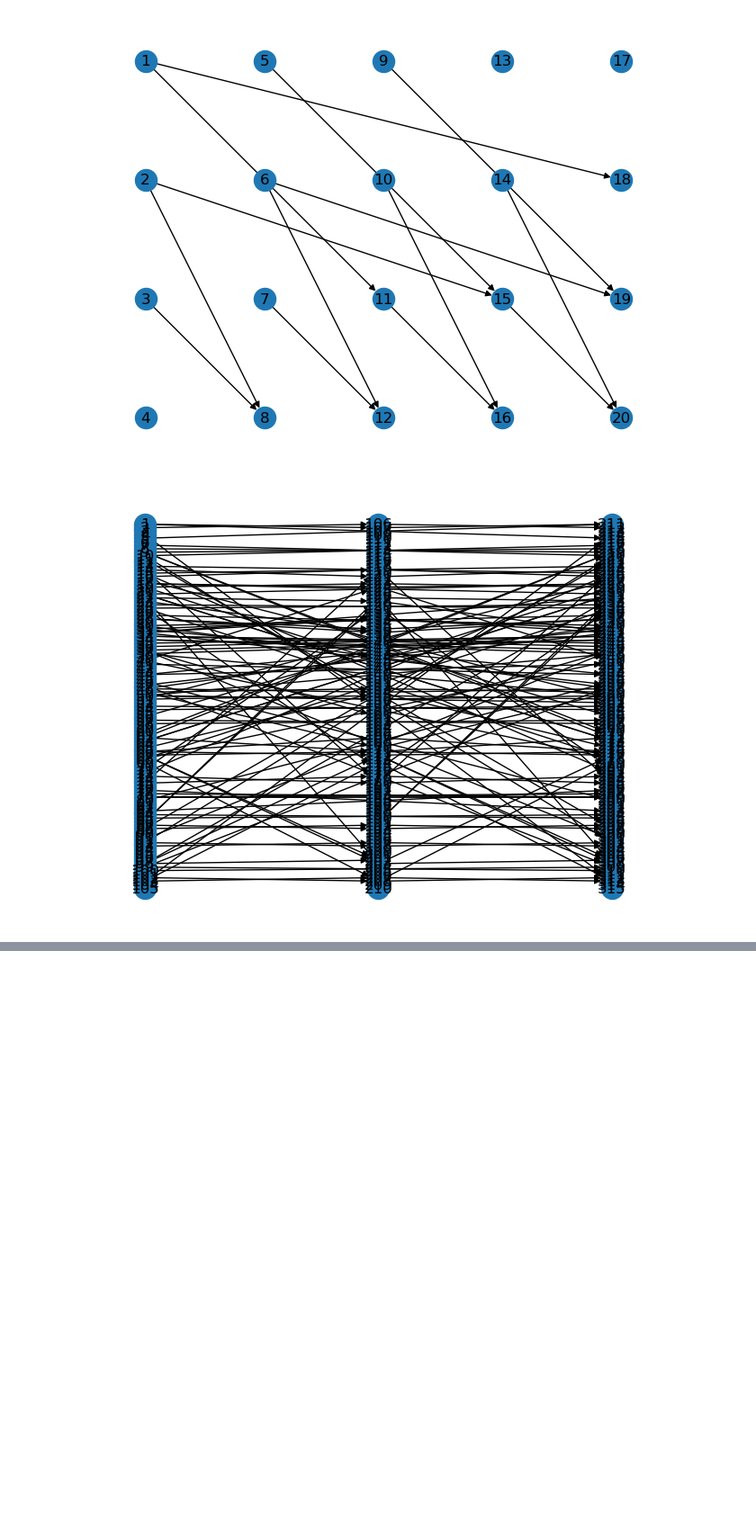
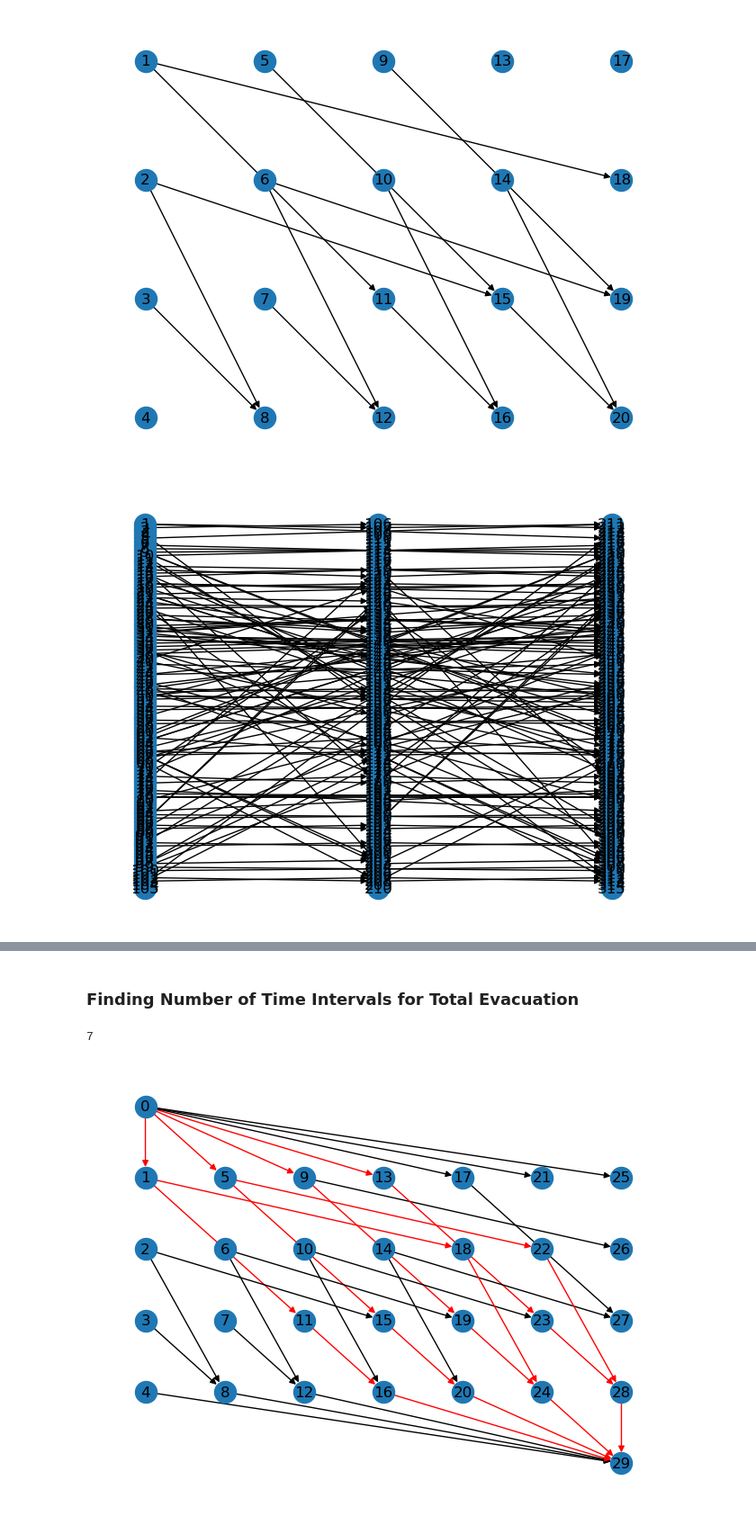
Before and after one commit to DillWithIt77/Fire_Evac_F22, a Jupyter notebook: Dynamic Flow Testing.ipynb, the cells around one changed output, grey strips where cells are left out. Shown at 90% size. Drawn from its saved outputs; the diff is of its cells as text; code cells hidden in the pictures; blank space fills up the shorter version.

```diff
--- a/Dynamic Flow Testing.ipynb
+++ b/Dynamic Flow Testing.ipynb
@@ -21,7 +21,7 @@ def time_expand(graph, time_int_size, num_time_int):
     for j in range(num_time_int):
         for i in range(len(orig_nodes)):
             node_name = f'{i}-{j}'
-            ten.add_node(node_num, name = node_name, level = j)
+            ten.add_node(node_num, name = node_name, level = j, orig_dest = graph._node[i]['orig_dest'])
             node_num += 1
     ###in the case of a multidigraph
     if graph.is_multigraph():
@@ -279,0 +294,37 @@ The alternate element list is : [-122.515048, -122.327622]
+# %% [markdown]
+### Finding Number of Time Intervals for Total Evacuation
+# %%
+def det_num_int(G):
+    pop = 20
+    flow_value = 0
+
+    time_int_len = 1
+    num_time_ints = 1 ###time zero
+
+    while flow_value < pop:
+        ten = nx.MultiDiGraph()
+        simp_tem = nx.DiGraph()
+        max_flow_ten = nx.DiGraph()
+        num_time_ints +=1
+        ten = time_expand(G,time_int_len,num_time_ints)
+        simp_ten = simplify_multigraph(ten)
+        max_flow_ten = add_s_t(G, simp_ten, num_time_ints,1000)
+        flow_value, flow_dict = nx.maximum_flow(max_flow_ten, 0, len(list(max_flow_ten.nodes))-1,capacity = 'upper')
+
+
+    colored_max_flow_ten = color_max_flow(max_flow_ten,flow_dict)
+    num_nodes = len(list(colored_max_flow_ten))
+    pos = nx.multipartite_layout(ten, subset_key="level")
+    pos[0]= np.array([pos[1][0],pos[1][1]+(pos[1][1]-pos[2][1])])
+    pos[num_nodes-1] = np.array([pos[num_nodes-2][0],pos[num_nodes-2][1]-(pos[num_nodes-3][1]-pos[num_nodes-2][1])])
+    colors = [colored_max_flow_ten[u][v]['color'] for u,v in colored_max_flow_ten.edges]
+    nx.draw(colored_max_flow_ten, pos, edge_color=colors,with_labels = True)
+
+    return (num_time_ints, flow_value, colored_max_flow_ten)
+# %%
+num_time_ints, max_flow, toy_net_test = det_num_int(toy_net)
+print('Number of Time Intervals:',num_time_ints)
+print('Flow Value:', max_flow)
+# %% [output]
+7
+[figure, added]
```
Also changed, not shown: parts of 23 cells of this notebook.
